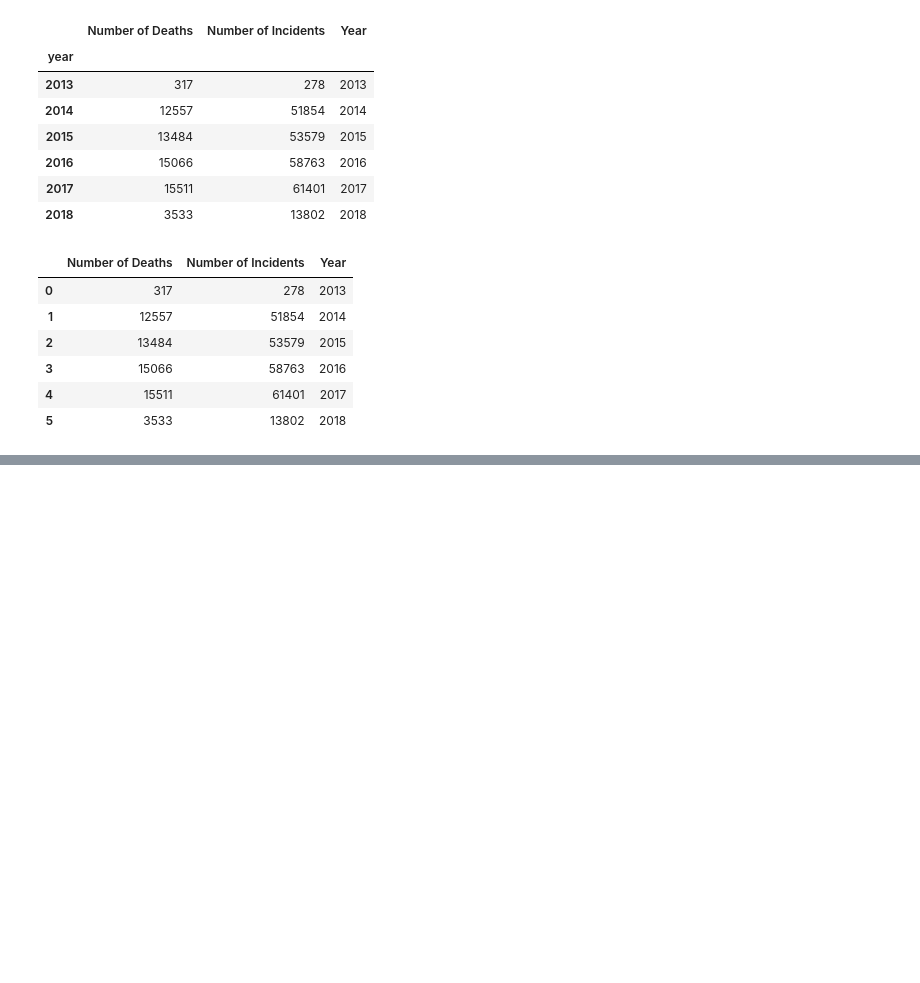
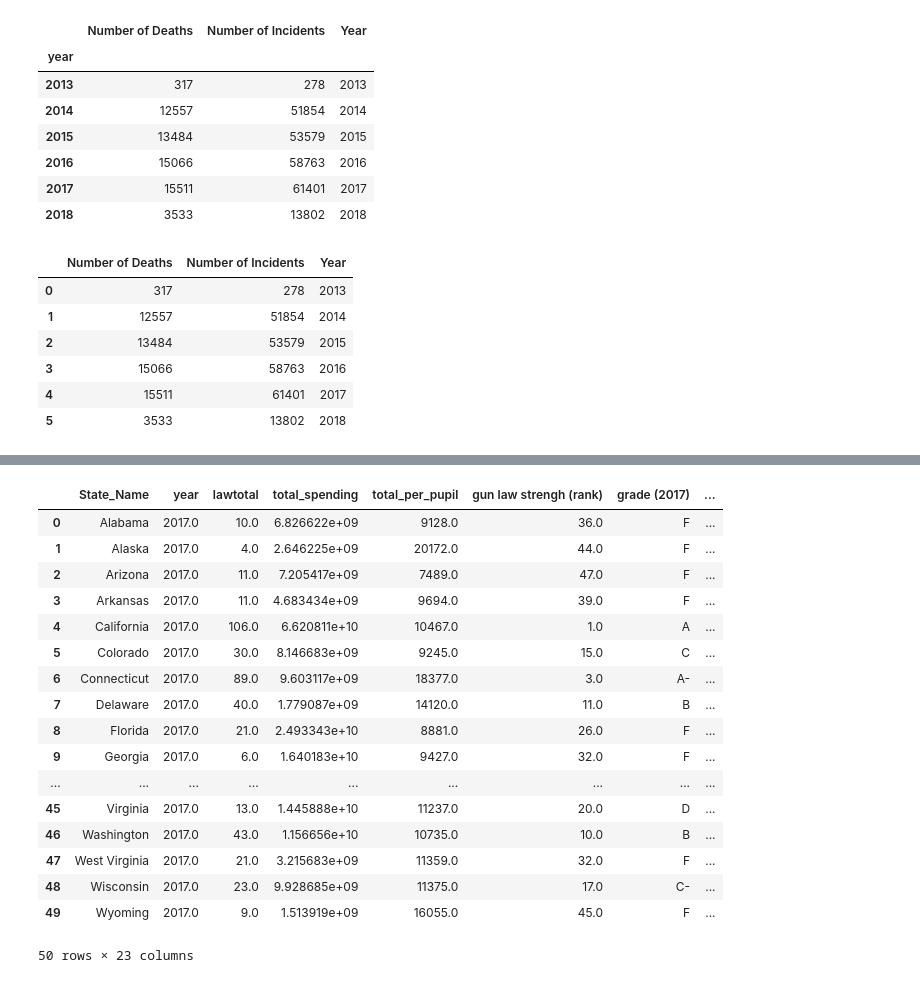
Before and after one commit to summergernon/gun_violence_analysis, a Jupyter notebook: Project_1_SG.ipynb, the cells around one changed output, grey strips where cells are left out. Drawn from its saved outputs; the diff is of its cells as text; code cells hidden in the pictures; blank space fills up the shorter version.

```diff
--- a/Project_1_SG.ipynb
+++ b/Project_1_SG.ipynb
@@ -191,0 +400,22 @@ plt.plot(x_axis, y_axis_deaths)
+# %%
+# Drop DC because we don't have a lot of data for it
+gun_census_deaths.drop([50])
+# %% [output]
+|  | State_Name | year | lawtotal | total_spending | total_per_pupil | gun law strengh (rank) | grade (2017) | ... |
+| 0 | Alabama | 2017.0 | 10.0 | 6.826622e+09 | 9128.0 | 36.0 | F | ... |
+| 1 | Alaska | 2017.0 | 4.0 | 2.646225e+09 | 20172.0 | 44.0 | F | ... |
+| 2 | Arizona | 2017.0 | 11.0 | 7.205417e+09 | 7489.0 | 47.0 | F | ... |
+| 3 | Arkansas | 2017.0 | 11.0 | 4.683434e+09 | 9694.0 | 39.0 | F | ... |
+| 4 | California | 2017.0 | 106.0 | 6.620811e+10 | 10467.0 | 1.0 | A | ... |
+| 5 | Colorado | 2017.0 | 30.0 | 8.146683e+09 | 9245.0 | 15.0 | C | ... |
+| 6 | Connecticut | 2017.0 | 89.0 | 9.603117e+09 | 18377.0 | 3.0 | A- | ... |
+| 7 | Delaware | 2017.0 | 40.0 | 1.779087e+09 | 14120.0 | 11.0 | B | ... |
+| 8 | Florida | 2017.0 | 21.0 | 2.493343e+10 | 8881.0 | 26.0 | F | ... |
+| 9 | Georgia | 2017.0 | 6.0 | 1.640183e+10 | 9427.0 | 32.0 | F | ... |
+| ... | ... | ... | ... | ... | ... | ... | ... | ... |
+| 45 | Virginia | 2017.0 | 13.0 | 1.445888e+10 | 11237.0 | 20.0 | D | ... |
+| 46 | Washington | 2017.0 | 43.0 | 1.156656e+10 | 10735.0 | 10.0 | B | ... |
+| 47 | West Virginia | 2017.0 | 21.0 | 3.215683e+09 | 11359.0 | 32.0 | F | ... |
+| 48 | Wisconsin | 2017.0 | 23.0 | 9.928685e+09 | 11375.0 | 17.0 | C- | ... |
+| 49 | Wyoming | 2017.0 | 9.0 | 1.513919e+09 | 16055.0 | 45.0 | F | ... |
+50 rows × 23 columns
```
Also changed, not shown: parts of 24 cells of this notebook.
